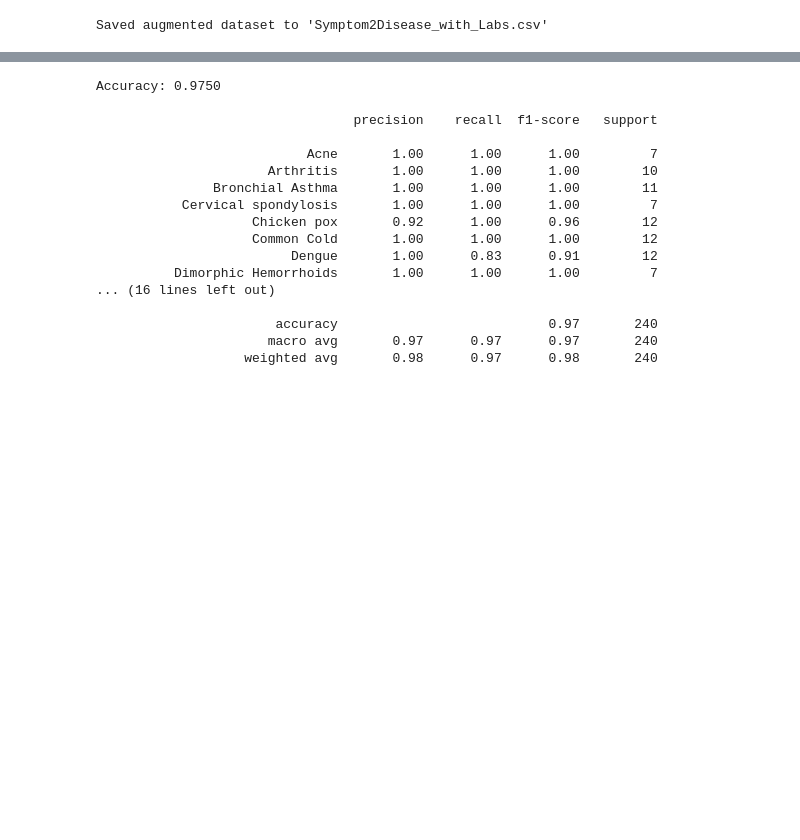
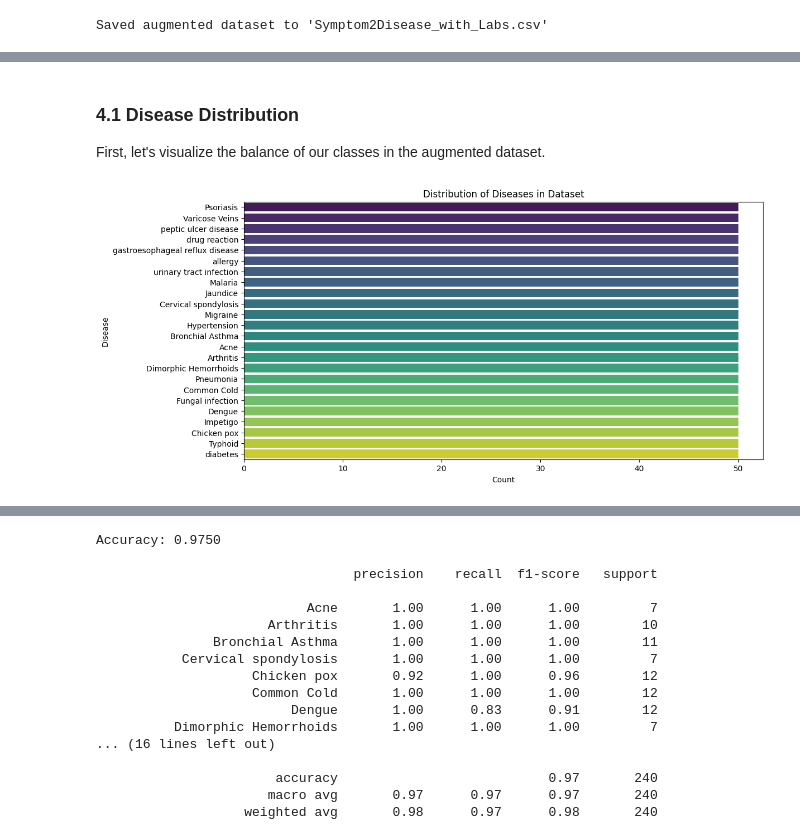
Before and after one commit to kanka-317/bct_gen_ai-project, a Jupyter notebook: Multimodal_Disease_Prediction.ipynb, the cells around one changed output, grey strips where cells are left out. Cells and saved outputs as stored; diff of their text form; code cells hidden in the pictures; blank space fills up the shorter version.

Commit message:
Enhance project with advanced data visualizations in notebook and frontend analytics dashboard

```diff
--- a/Multimodal_Disease_Prediction.ipynb
+++ b/Multimodal_Disease_Prediction.ipynb
@@ -97,0 +132,36 @@ Saved augmented dataset to 'Symptom2Disease_with_Labs.csv'
+# %%
+# Fig 4.3 Checking Data Completeness
+print("--- Fig 4.3 Checking Data Completeness ---")
+display(df_augmented.isnull().sum())
+
+# Fig 4.4 Removing Irrelevant Columns
+print("\n--- Fig 4.4 Removing Irrelevant Columns ---")
+if 'Unnamed: 0' in df_augmented.columns:
+    df_augmented.drop(columns=['Unnamed: 0'], inplace=True)
+    print("Dropped 'Unnamed: 0'")
+
+# Fig 4.5 Validating Lab Values
+print("\n--- Fig 4.5 Validating Lab Values ---")
+ranges = {
+    'Temperature_F': (90, 110),
+    'Systolic_BP': (60, 250),
+    'Diastolic_BP': (40, 150),
+    'WBC_Count': (1000, 50000),
+    'Fasting_Blood_Sugar': (40, 600),
+    'Bilirubin_Total': (0, 30)
+}
+
+for col, (min_val, max_val) in ranges.items():
+    invalid = df_augmented[(df_augmented[col] < min_val) | (df_augmented[col] > max_val)]
+    print(f"{col}: {len(invalid)} values outside normal range ({min_val}-{max_val})")
+
+# Fig 4.6 Correcting Abnormal Data
+print("\n--- Fig 4.6 Correcting Abnormal Data ---")
+invalid_bp = df_augmented[df_augmented['Systolic_BP'] <= df_augmented['Diastolic_BP']]
+if len(invalid_bp) > 0:
+    print(f"Found {len(invalid_bp)} cases where Systolic BP <= Diastolic BP. Correcting...")
+    temp_sys = df_augmented.loc[invalid_bp.index, 'Systolic_BP'].copy()
+    df_augmented.loc[invalid_bp.index, 'Systolic_BP'] = df_augmented.loc[invalid_bp.index, 'Diastolic_BP']
+    df_augmented.loc[invalid_bp.index, 'Diastolic_BP'] = temp_sys
+else:
+    print("No abnormal blood pressure correlations found.")
@@ -97,0 +198,13 @@ Saved augmented dataset to 'Symptom2Disease_with_Labs.csv'
+# %% [markdown]
+### 4.1 Disease Distribution
+First, let's visualize the balance of our classes in the augmented dataset.
+# %%
+# Fig 4.7 Disease Distribution
+plt.figure(figsize=(12, 6))
+sns.countplot(data=df_augmented, y='label', order=df_augmented['label'].value_counts().index, palette='viridis')
+plt.title('Distribution of Diseases in Dataset')
+plt.xlabel('Count')
+plt.ylabel('Disease')
+plt.show()
+# %% [output]
+[figure, added]
```
Also changed, not shown: parts of 24 cells of this notebook, 8 other files.
